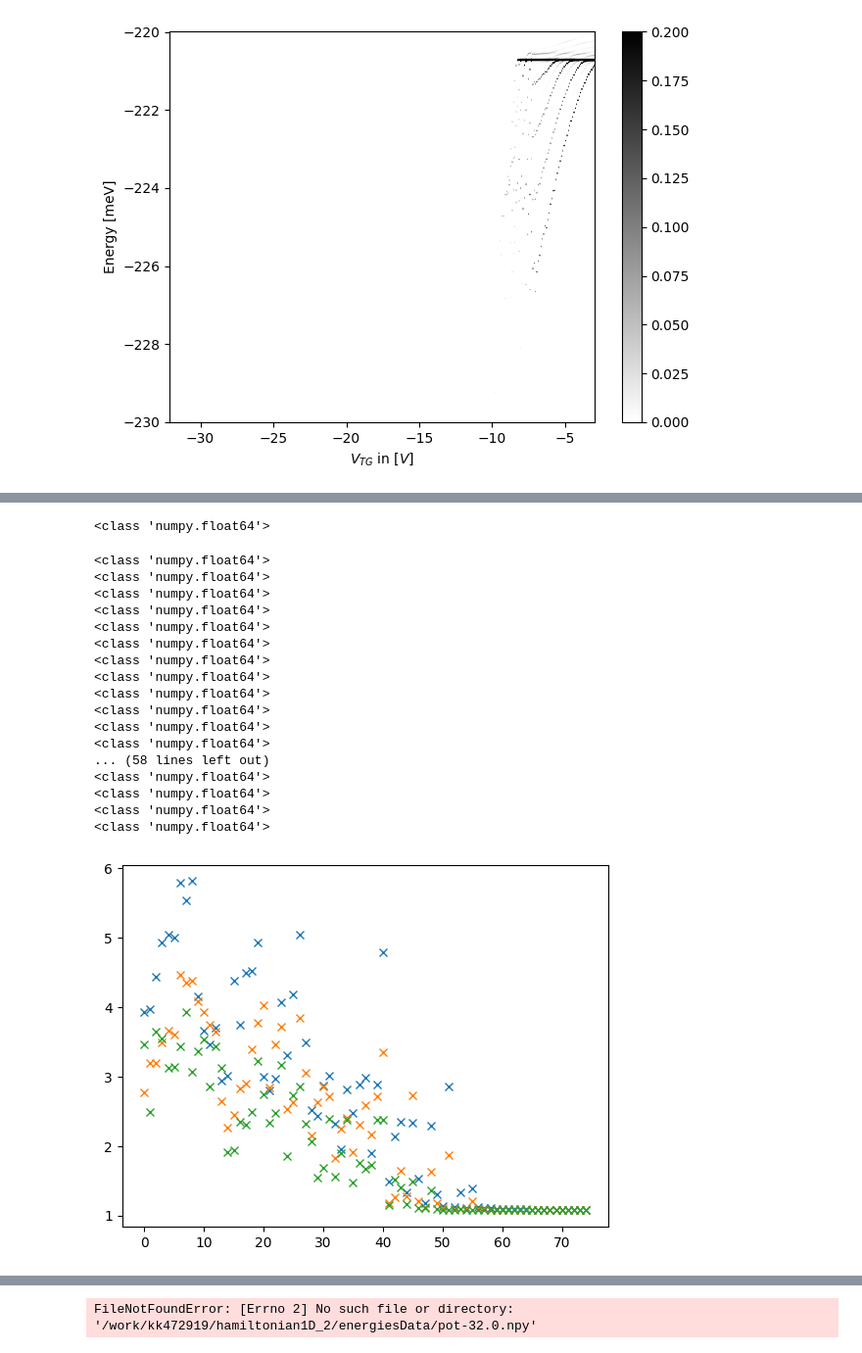
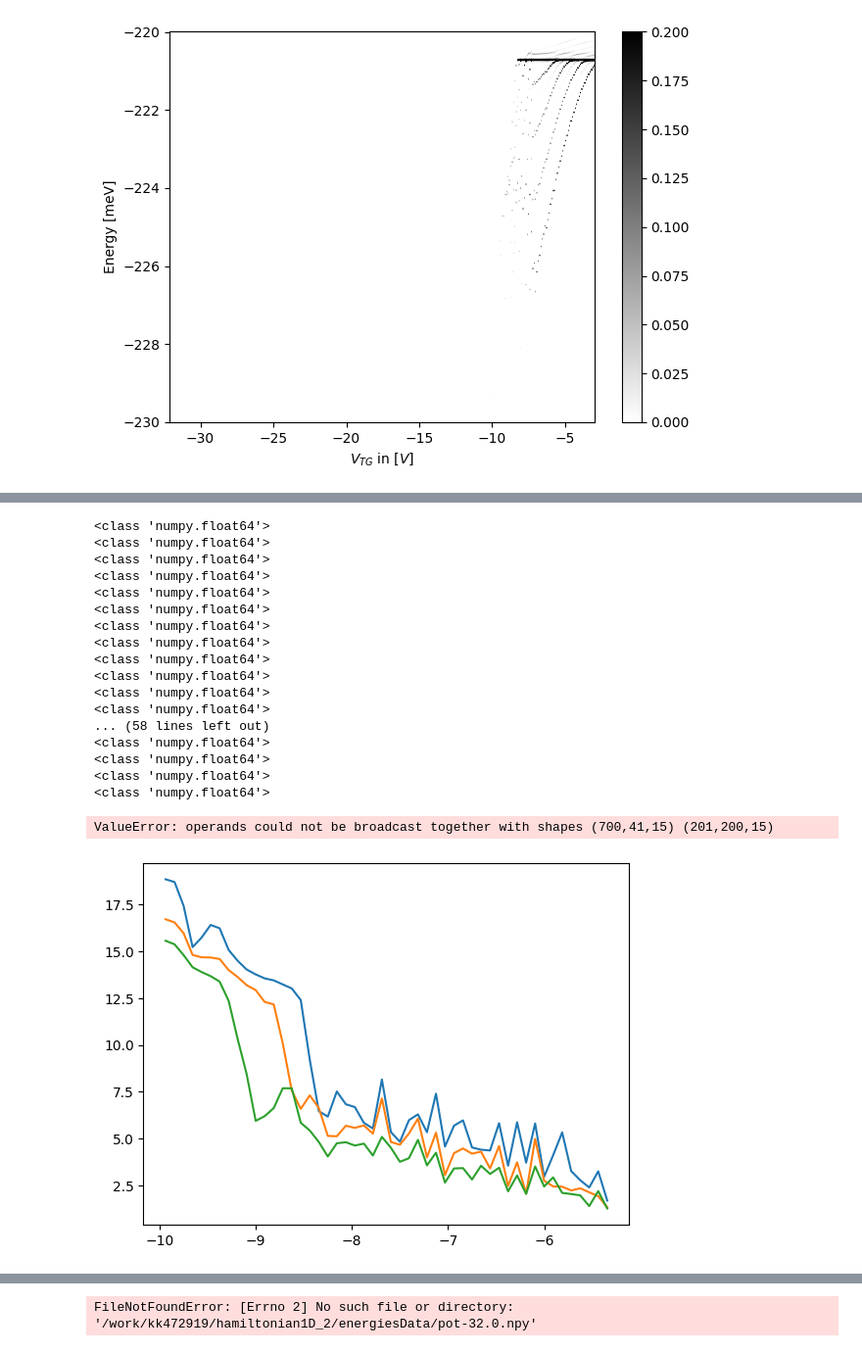
Before and after one commit to lefan99/BornOppenheimerCluster, a Jupyter notebook: plot.ipynb, the cells around one changed output, grey strips where cells are left out. Shown at 98% size. Saved outputs shown, nothing was run; the diff lists cells and outputs as text; code cells hidden in the pictures.

```diff
--- a/plot.ipynb
+++ b/plot.ipynb
@@ -159,19 +169,20 @@ plt.show()
 box_array =  np.linspace(-para.x_width, para.x_width, para.m ,endpoint=True)
 boy_array =  np.linspace(-para.y_width, para.y_width, para.n ,endpoint=True)
 BO_array = np.linspace(-para.com_width , para.com_width , para.o , endpoint =True)
-r_square = np.zeros( [700,41, 15])
-for i in range(700):
-    for j in range(41):
+r_square = np.zeros( [201, 200, 15])
+for i in range(201):
+    for j in range(200):
         r_square[i,j, :] = box_array[i]**2 + boy_array[j]**2
+
 
 x_eh = np.zeros([len(pot), 15])
 osc = np.zeros([len(pot),10000])
-h = post.h_bar_omega(-0.230 , -0.220)
+h = post.h_bar_omega(-0.265 , -0.225)
 en = np.zeros((len(pot), 15))
 index =0
 index = 0
 for file in pot:
-    energy = np.load('/work/kk472919/hamiltonian1D_2/energiesData/pot{}.npy'.format(file))
+    energy = np.load('/work/kk472919/hamiltonian1D_2/energiesData/pot{}.npy'.format(file))/para.joul_to_eV
     states = np.load('/work/kk472919/hamiltonian1D_2/statesData/pot{}.npy'.format(file))
     integral = np.trapz(states**2 , BO_array, axis=2)
     integral = integral * r_square
@@ -185,26 +196,33 @@ for file in pot:
 
 for i in [0,2 ,4]:
 
-    plt.plot(range(len(pot)), x_eh[:, i] , 'x')
+    plt.plot(range(len(pot)), x_eh[:, i] )
 
 plt.show()
 # %% [output]
 <class 'numpy.float64'>
+<class 'numpy.float64'>
+<class 'numpy.float64'>
+<class 'numpy.float64'>
+<class 'numpy.float64'>
+<class 'numpy.float64'>
+<class 'numpy.float64'>
+<class 'numpy.float64'>
+<class 'numpy.float64'>
+<class 'numpy.float64'>
+<class 'numpy.float64'>
+<class 'numpy.float64'>
+... (58 lines left out)
+<class 'numpy.float64'>
+<class 'numpy.float64'>
+<class 'numpy.float64'>
+<class 'numpy.float64'>
-<class 'numpy.float64'>
-<class 'numpy.float64'>
-<class 'numpy.float64'>
-<class 'numpy.float64'>
-<class 'numpy.float64'>
-<class 'numpy.float64'>
-<class 'numpy.float64'>
-<class 'numpy.float64'>
-<class 'numpy.float64'>
-<class 'numpy.float64'>
-<class 'numpy.float64'>
-<class 'numpy.float64'>
-... (58 lines left out)
-<class 'numpy.float64'>
-<class 'numpy.float64'>
-<class 'numpy.float64'>
-<class 'numpy.float64'>
+ValueError: operands could not be broadcast together with shapes (700,41,15) (201,200,15)
-[figure, removed]
+# %%
+for i in [0,2 ,4]:
+
+    plt.plot(pot[:50], x_eh[:50, i] )
+
+plt.show()
+# %% [output]
+[figure, added]
```
Also changed, not shown: parts of 8 cells of this notebook, 4 other files.
